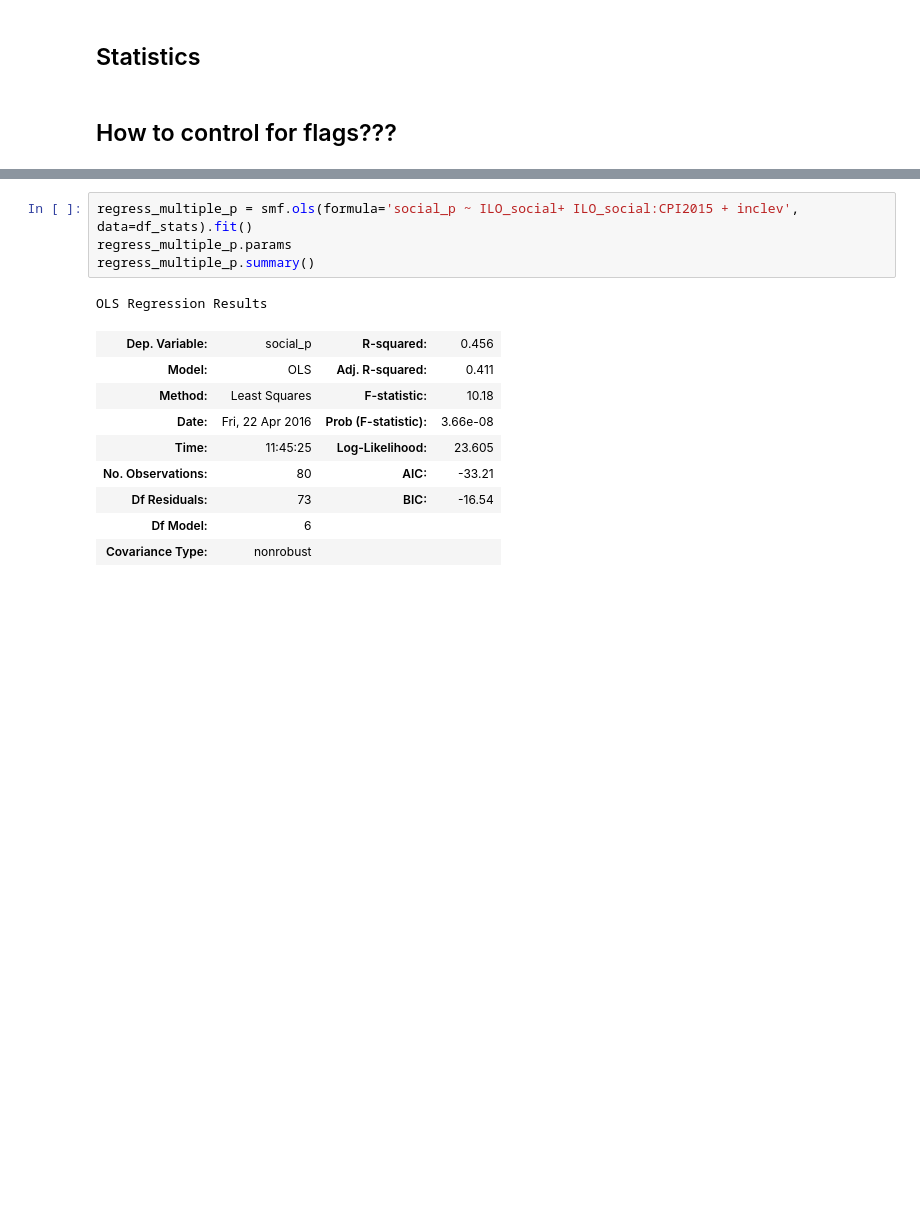
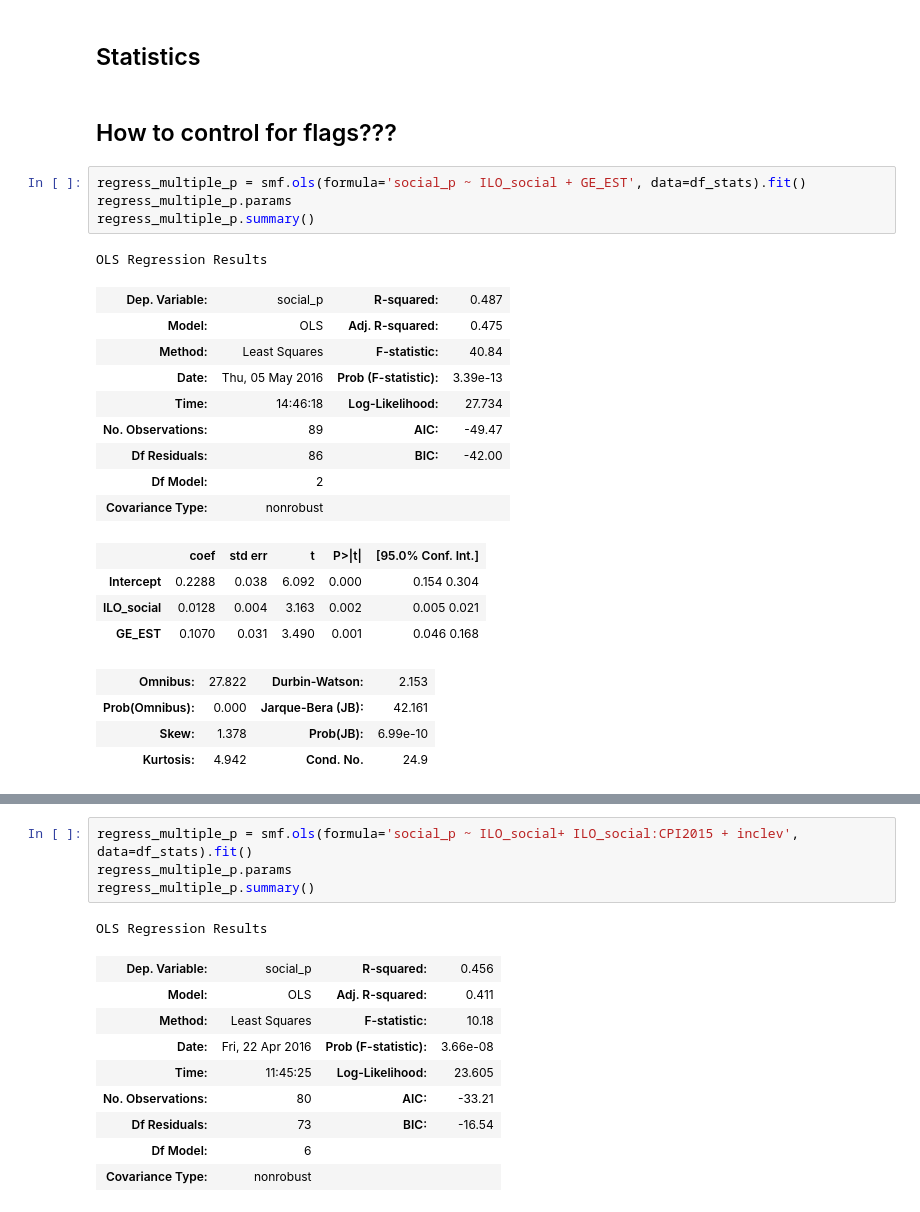
Before and after one commit to adrivsh/wb_social_transfers, a Jupyter notebook: social protection and governance analysis.ipynb, the cells around one changed output, grey strips where cells are left out. Cells and saved outputs as stored; diff of their text form; blank space fills up the shorter version.

```diff
--- a/social protection and governance analysis.ipynb
+++ b/social protection and governance analysis.ipynb
@@ -101,3 +117,26 @@ df_stats.drop(['Africa','Arab World', 'Caribbean small states', 'Central Europe
 ## Statistics
 # %% [markdown]
 ## How to control for flags???
+# %%
+regress_multiple_p = smf.ols(formula='social_p ~ ILO_social + GE_EST', data=df_stats).fit()
+regress_multiple_p.params
+regress_multiple_p.summary()
+# %% [output]
+OLS Regression Results
+| Dep. Variable: | social_p | R-squared: | 0.487 |
+| Model: | OLS | Adj. R-squared: | 0.475 |
+| Method: | Least Squares | F-statistic: | 40.84 |
+| Date: | Thu, 05 May 2016 | Prob (F-statistic): | 3.39e-13 |
+| Time: | 14:46:18 | Log-Likelihood: | 27.734 |
+| No. Observations: | 89 | AIC: | -49.47 |
+| Df Residuals: | 86 | BIC: | -42.00 |
+| Df Model: | 2 |  |  |
+| Covariance Type: | nonrobust |  |  |
+|  | coef | std err | t | P>|t| | [95.0% Conf. Int.] |
+| Intercept | 0.2288 | 0.038 | 6.092 | 0.000 | 0.154 0.304 |
+| ILO_social | 0.0128 | 0.004 | 3.163 | 0.002 | 0.005 0.021 |
+| GE_EST | 0.1070 | 0.031 | 3.490 | 0.001 | 0.046 0.168 |
+| Omnibus: | 27.822 | Durbin-Watson: | 2.153 |
+| Prob(Omnibus): | 0.000 | Jarque-Bera (JB): | 42.161 |
+| Skew: | 1.378 | Prob(JB): | 6.99e-10 |
+| Kurtosis: | 4.942 | Cond. No. | 24.9 |
```
Also changed, not shown: parts of 8 cells of this notebook, 2 other files.
